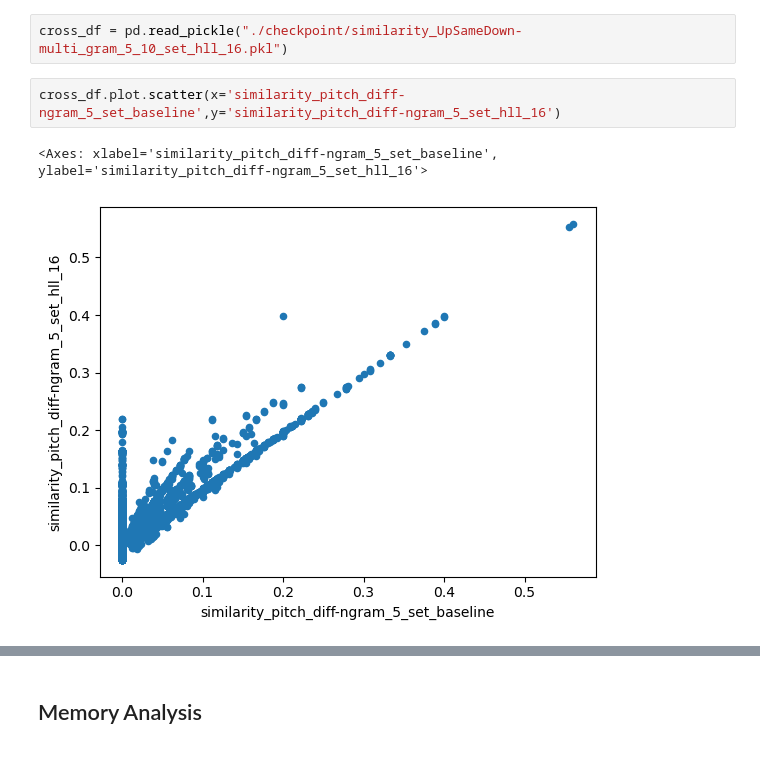
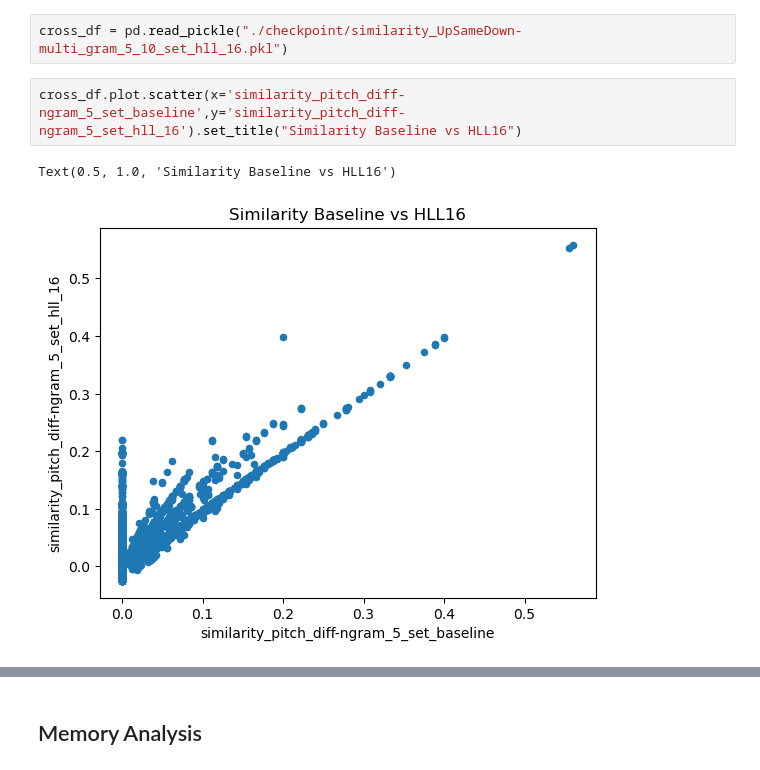
Before and after one commit to arthurlubambo-cct/capstone, a Jupyter notebook: evaluation.ipynb, the cells around one changed output, grey strips where cells are left out. Cells and saved outputs as stored; diff of their text form.

```diff
--- a/evaluation.ipynb
+++ b/evaluation.ipynb
@@ -197,7 +197,7 @@ sns.barplot(data=df.sort_values(by=["mrr"], ascending=False), y='set_type', x='m
 # %%
 cross_df = pd.read_pickle("./checkpoint/similarity_UpSameDown-multi_gram_5_10_set_hll_16.pkl")
 # %%
-cross_df.plot.scatter(x='similarity_pitch_diff-ngram_5_set_baseline',y='similarity_pitch_diff-ngram_5_set_hll_16')
+cross_df.plot.scatter(x='similarity_pitch_diff-ngram_5_set_baseline',y='similarity_pitch_diff-ngram_5_set_hll_16').set_title("Similarity Baseline vs HLL16")
 # %% [output]
-<Axes: xlabel='similarity_pitch_diff-ngram_5_set_baseline', ylabel='similarity_pitch_diff-ngram_5_set_hll_16'>
+Text(0.5, 1.0, 'Similarity Baseline vs HLL16')
-[figure, old version]
+[figure, new version]
```
Also changed, not shown: parts of 30 cells of this notebook, 2 other files.
